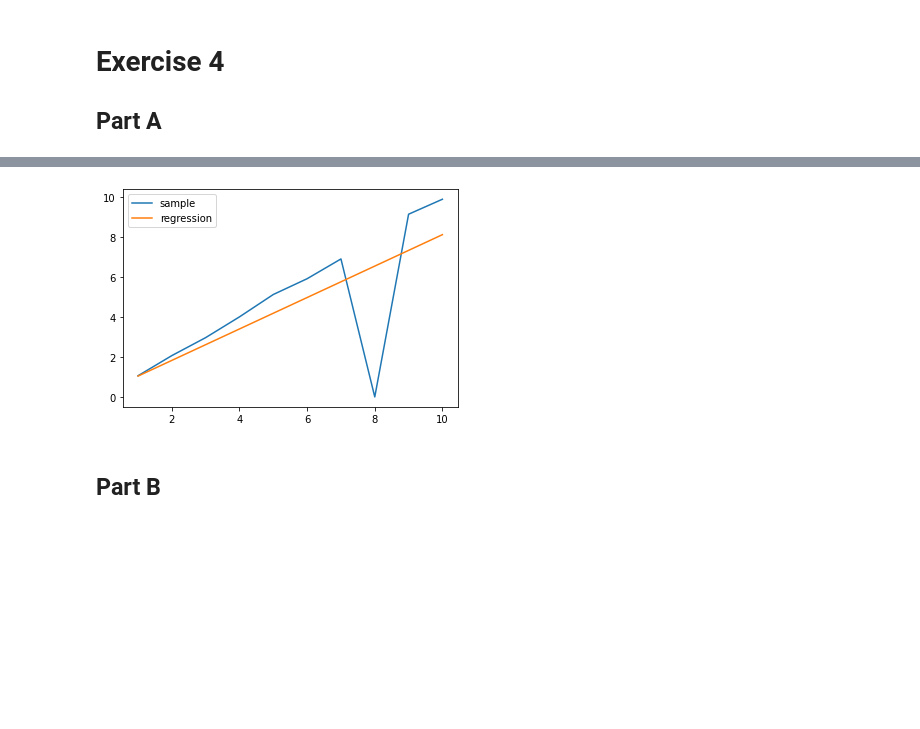
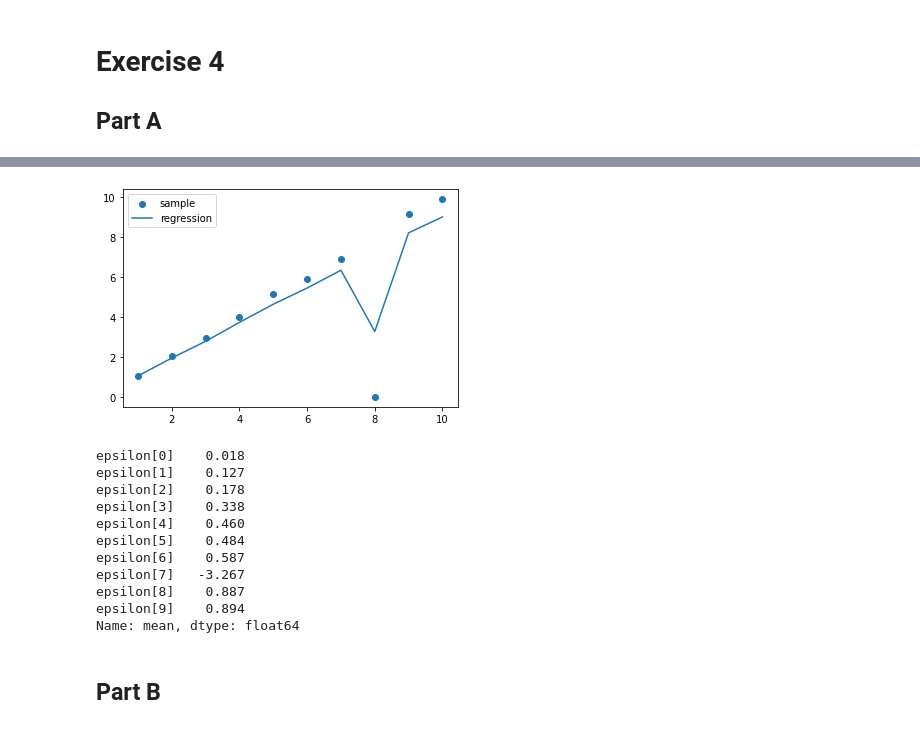
Before and after one commit to vyeoms/assignments, a Jupyter notebook: stats4ds/week5py.ipynb, the cells around one changed output, grey strips where cells are left out. Saved outputs shown, nothing was run; the diff lists cells and outputs as text; code cells hidden in the pictures; blank space fills up the shorter version.

```diff
--- a/stats4ds/week5py.ipynb
+++ b/stats4ds/week5py.ipynb
@@ -294,16 +318,30 @@ sigma    1.0
 # %%
 fit_data = az.summary(fit)
 beta0 = fit_data['mean']['beta0']
 beta1 = fit_data['mean']['beta1']
+epsilon = fit_data['mean'].iloc[3:]
 
-plt.plot(X, Y, label='sample')
-plt.plot(X, beta1*X + beta0, label='regression')
+plt.scatter(X, Y, label='sample')
+plt.plot(X, beta1*X + beta0 + epsilon, label='regression')
 
 plt.legend()
 
 plt.show()
+
+# fit_data['mean'].iloc[3:]
 # %% [output]
-[figure, old version]
+[figure, new version]
+epsilon[0]    0.018
+epsilon[1]    0.127
+epsilon[2]    0.178
+epsilon[3]    0.338
+epsilon[4]    0.460
+epsilon[5]    0.484
+epsilon[6]    0.587
+epsilon[7]   -3.267
+epsilon[8]    0.887
+epsilon[9]    0.894
+Name: mean, dtype: float64
 # %% [markdown]
 ## Part B
 # %%
```
Also changed, not shown: parts of 7 cells of this notebook.
